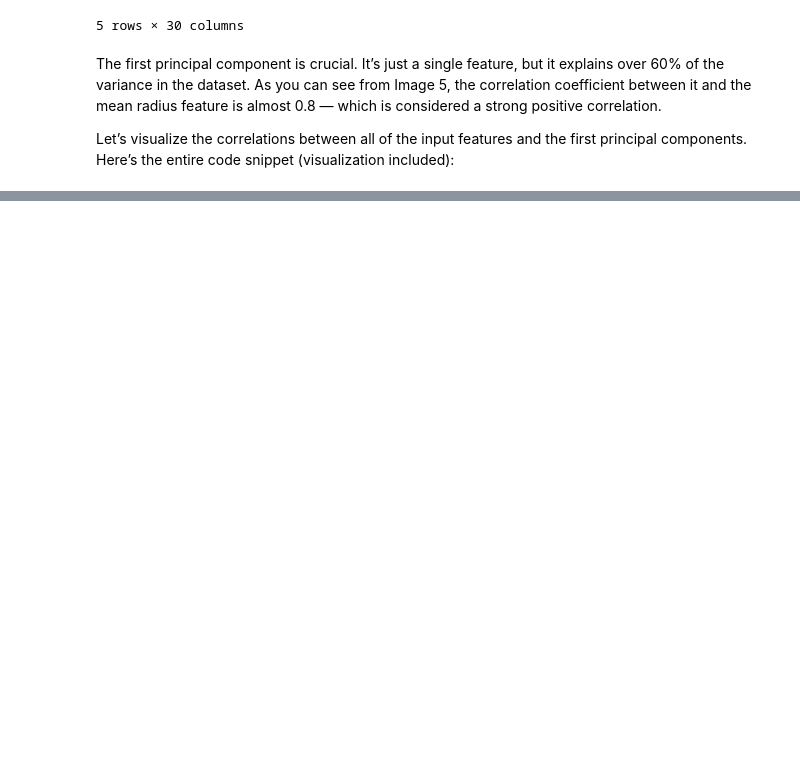
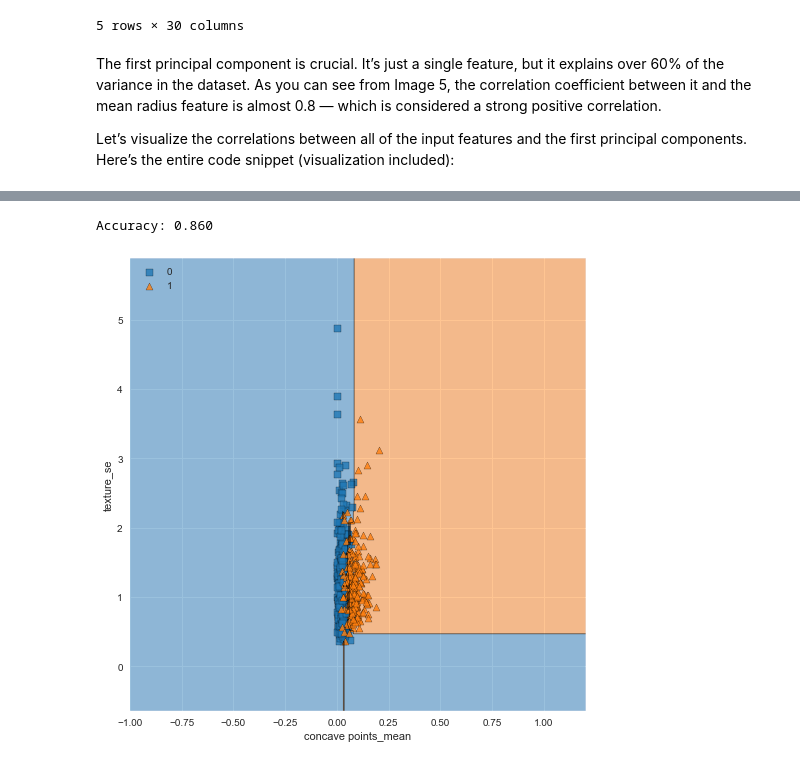
Before and after one commit to robinmasliah/kaggles, a Jupyter notebook: Cancer/Detect Cancer.ipynb, the cells around one changed output, grey strips where cells are left out. Drawn from its saved outputs; the diff is of its cells as text; code cells hidden in the pictures; blank space fills up the shorter version.

```diff
--- a/Cancer/Detect Cancer.ipynb
+++ b/Cancer/Detect Cancer.ipynb
@@ -419,0 +469,39 @@ plot_confusion_matrix(y_test, y_pred)
+# %%
+import matplotlib.pyplot as plt
+from sklearn.model_selection import train_test_split
+from mlxtend.plotting import plot_decision_regions
+from sklearn.metrics import accuracy_score
+from sklearn.ensemble import RandomForestClassifier
+
+
+X = X[['concave points_mean', 'texture_se']].to_numpy()
+y = y.to_numpy()
+
+X_train, X_test, y_train, y_test = train_test_split(X, y, test_size=0.3, random_state=1, stratify=y)
+
+forest = RandomForestClassifier(criterion='gini',
+                                 n_estimators=5,
+                                 random_state=1,
+                                 n_jobs=-1)
+
+forest.fit(X_train, y_train)
+
+y_pred = forest.predict(X_test)
+print('Accuracy: %.3f' % accuracy_score(y_test, y_pred))
+
+from mlxtend.plotting import plot_decision_regions
+
+X_combined = np.vstack((X_train, X_test))
+y_combined = np.hstack((y_train, y_test))
+
+
+fig, ax = plt.subplots(figsize=(7, 7))
+plot_decision_regions(X_combined, y_combined, clf=forest)
+plt.xlabel('concave points_mean')
+plt.ylabel('texture_se')
+plt.legend(loc='upper left')
+plt.tight_layout()
+plt.show()
+# %% [output]
+Accuracy: 0.860
+[figure, added]
```
Also changed, not shown: parts of 16 cells of this notebook.
